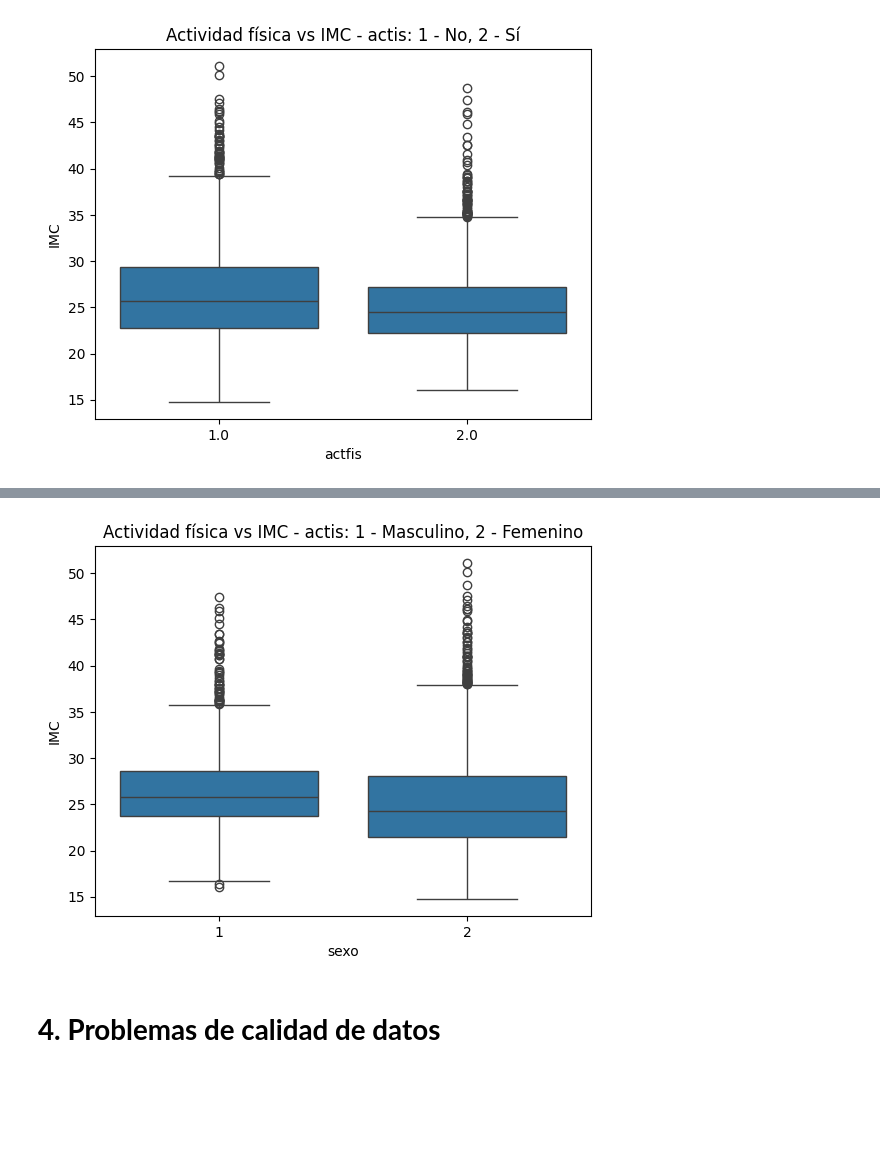
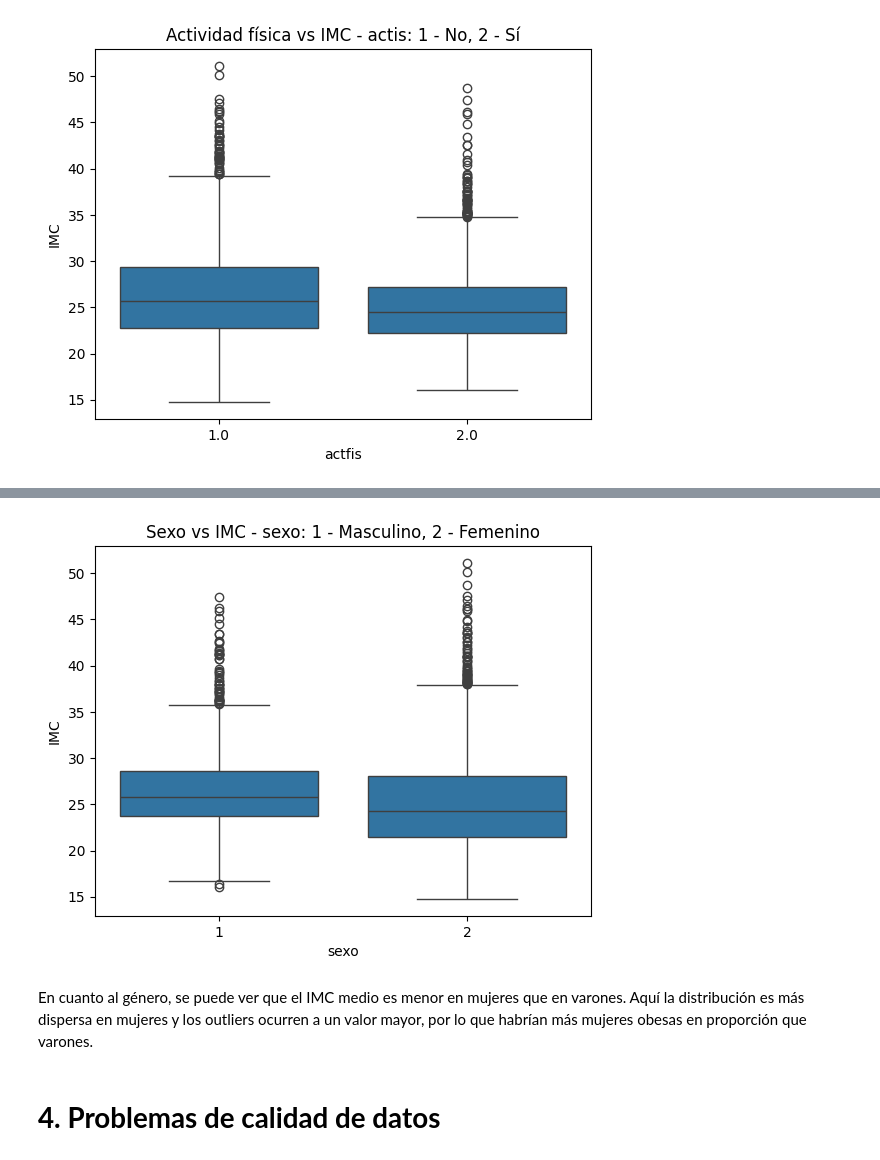
Before and after one commit to cabreonictor/Ciencia-de-Datos-y-Optimizacion-de-Modelos, a Jupyter notebook: notebook/Proyecto_Ciencia_de_Datos_y_Optimización_de_Modelos.ipynb, the cells around one changed output, grey strips where cells are left out. Cells and saved outputs as stored; diff of their text form; code cells hidden in the pictures; blank space fills up the shorter version.

```diff
--- a/notebook/Proyecto_Ciencia_de_Datos_y_Optimización_de_Modelos.ipynb
+++ b/notebook/Proyecto_Ciencia_de_Datos_y_Optimización_de_Modelos.ipynb
@@ -272,9 +286,11 @@ plt.show()
 # %%
 sns.boxplot(x='sexo', y='IMC', data=df)
-plt.title("Actividad física vs IMC - actis: 1 - Masculino, 2 - Femenino")
+plt.title("Sexo vs IMC - sexo: 1 - Masculino, 2 - Femenino")
 plt.show()
 # %% [output]
-[figure, old version]
+[figure, new version]
+# %% [markdown]
+En cuanto al género, se puede ver que el IMC medio es menor en mujeres que en varones. Aquí la distribución es más dispersa en mujeres y los outliers ocurren a un valor mayor, por lo que habrían más mujeres obesas en proporción que varones.
 # %% [markdown]
 # **4. Problemas de calidad de datos**
 # %% [markdown]
```
Also changed, not shown: parts of 10 cells of this notebook.
